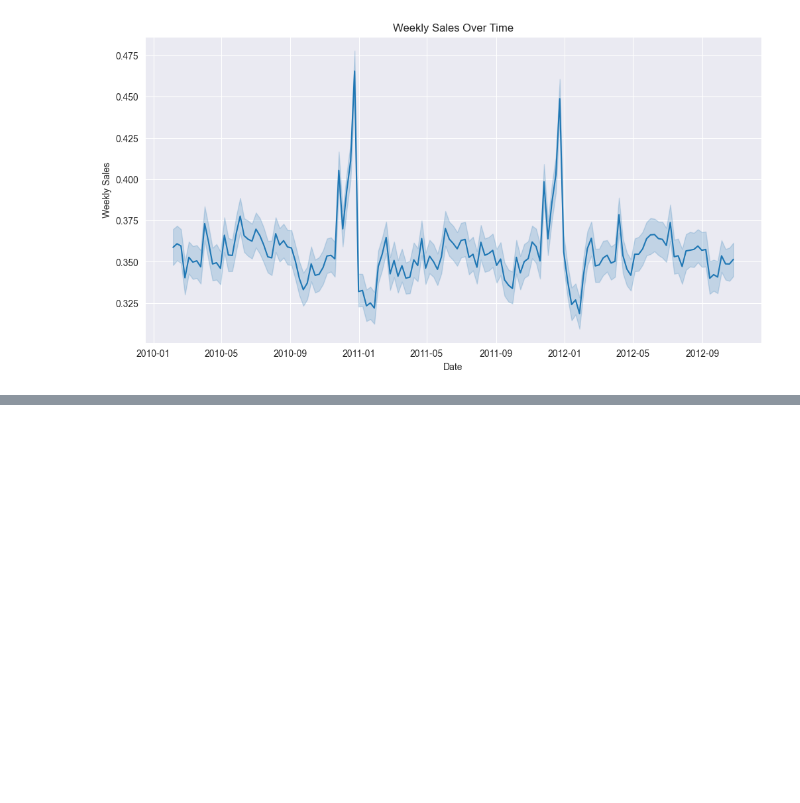
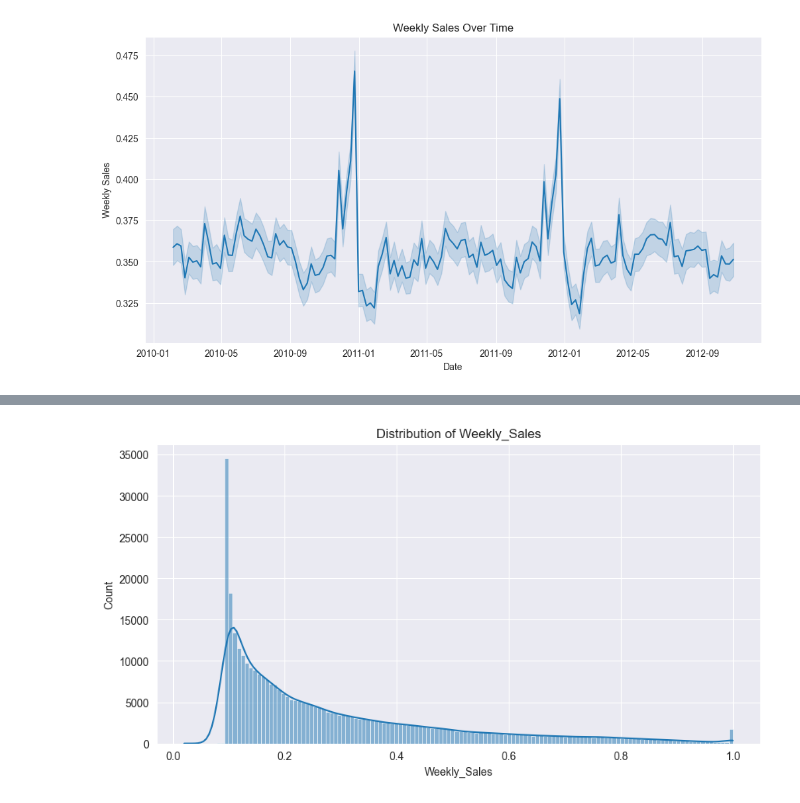
Before and after one commit to egemenozen1/Walmart-LSTM-Sales-Forecasting, a Jupyter notebook: Notebooks/Notebook1-DataCleaning.ipynb, the cells around one changed output, grey strips where cells are left out. Saved outputs shown, nothing was run; the diff lists cells and outputs as text; code cells hidden in the pictures; blank space fills up the shorter version.

```diff
--- a/Notebooks/Notebook1-DataCleaning.ipynb
+++ b/Notebooks/Notebook1-DataCleaning.ipynb
@@ -611,0 +694,11 @@ plt.show()
+# %%
+import seaborn as sns
+import matplotlib.pyplot as plt
+
+# Hedef değişkenin dağılımı
+plt.figure(figsize=(10, 5))
+sns.histplot(combined_df['Weekly_Sales'], kde=True)
+plt.title("Distribution of Weekly_Sales")
+plt.show()
+# %% [output]
+[figure, added]
```
Also changed, not shown: parts of 16 cells of this notebook.
